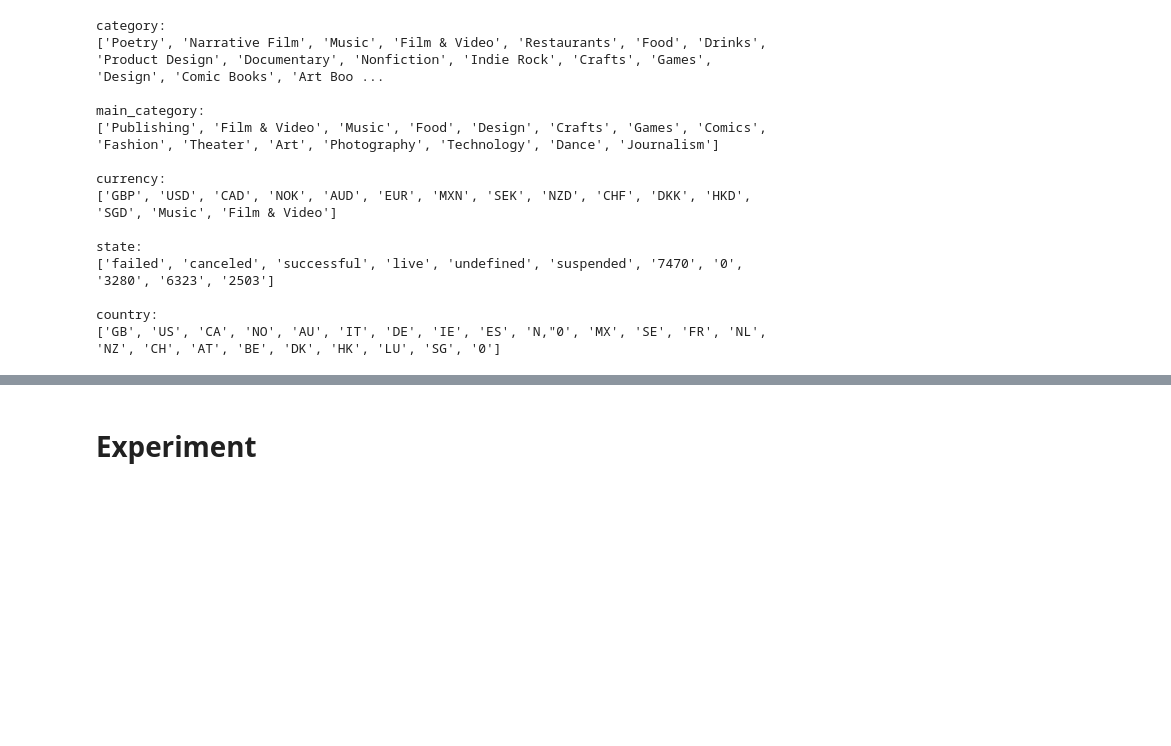
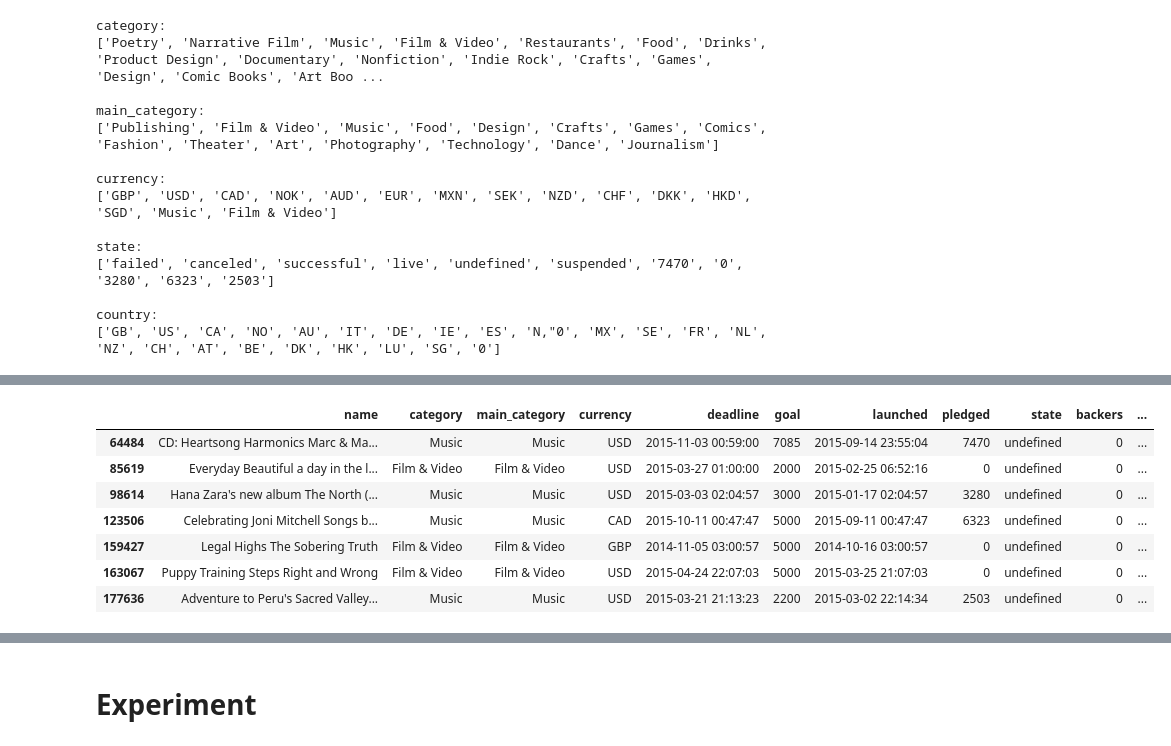
Before and after one commit to LaurentStar/Kick-Starter-Analysis, a Jupyter notebook: Exploratory_Data_Analysis.ipynb, the cells around one changed output, grey strips where cells are left out. Cells and saved outputs as stored; diff of their text form; code cells hidden in the pictures; blank space fills up the shorter version.

Commit message:
More data fixing

```diff
--- a/Exploratory_Data_Analysis.ipynb
+++ b/Exploratory_Data_Analysis.ipynb
@@ -470,3 +487,24 @@ clean_df[clean_df['country'] == 'N,"0'].shape
+# %%
+# Combine the first two columns and save the concatatnated element to this temporary variable _
+_ = clean_df[clean_df['country'] == '0']['name'] + clean_df[clean_df['country'] == '0']['category']
+
+# create a temporary data frame that has only the messed up rows. Shift the data left too.
+tmp = clean_df[clean_df['country'] == '0'].shift(-1, axis = 1)
+
+tmp['name'] = _
+tmp['country'] = 'N'
+tmp['usd_pledged'] = 0
+tmp['Unnamed:16'] = ''
+clean_df
+# %% [output]
+|  | name | category | main_category | currency | deadline | goal | launched | pledged | state | backers | ... |
+| 64484 | CD: Heartsong Harmonics Marc & Ma... | Music | Music | USD | 2015-11-03 00:59:00 | 7085 | 2015-09-14 23:55:04 | 7470 | undefined | 0 | ... |
+| 85619 | Everyday Beautiful a day in the l... | Film & Video | Film & Video | USD | 2015-03-27 01:00:00 | 2000 | 2015-02-25 06:52:16 | 0 | undefined | 0 | ... |
+| 98614 | Hana Zara's new album The North (... | Music | Music | USD | 2015-03-03 02:04:57 | 3000 | 2015-01-17 02:04:57 | 3280 | undefined | 0 | ... |
+| 123506 | Celebrating Joni Mitchell Songs b... | Music | Music | CAD | 2015-10-11 00:47:47 | 5000 | 2015-09-11 00:47:47 | 6323 | undefined | 0 | ... |
+| 159427 | Legal Highs The Sobering Truth | Film & Video | Film & Video | GBP | 2014-11-05 03:00:57 | 5000 | 2014-10-16 03:00:57 | 0 | undefined | 0 | ... |
+| 163067 | Puppy Training Steps Right and Wrong | Film & Video | Film & Video | USD | 2015-04-24 22:07:03 | 5000 | 2015-03-25 21:07:03 | 0 | undefined | 0 | ... |
+| 177636 | Adventure to Peru's Sacred Valley... | Music | Music | USD | 2015-03-21 21:13:23 | 2200 | 2015-03-02 22:14:34 | 2503 | undefined | 0 | ... |
 # %%
 clean_df[clean_df['country'] == '0']
 # %% [output]
```
Also changed, not shown: parts of 4 cells of this notebook.
